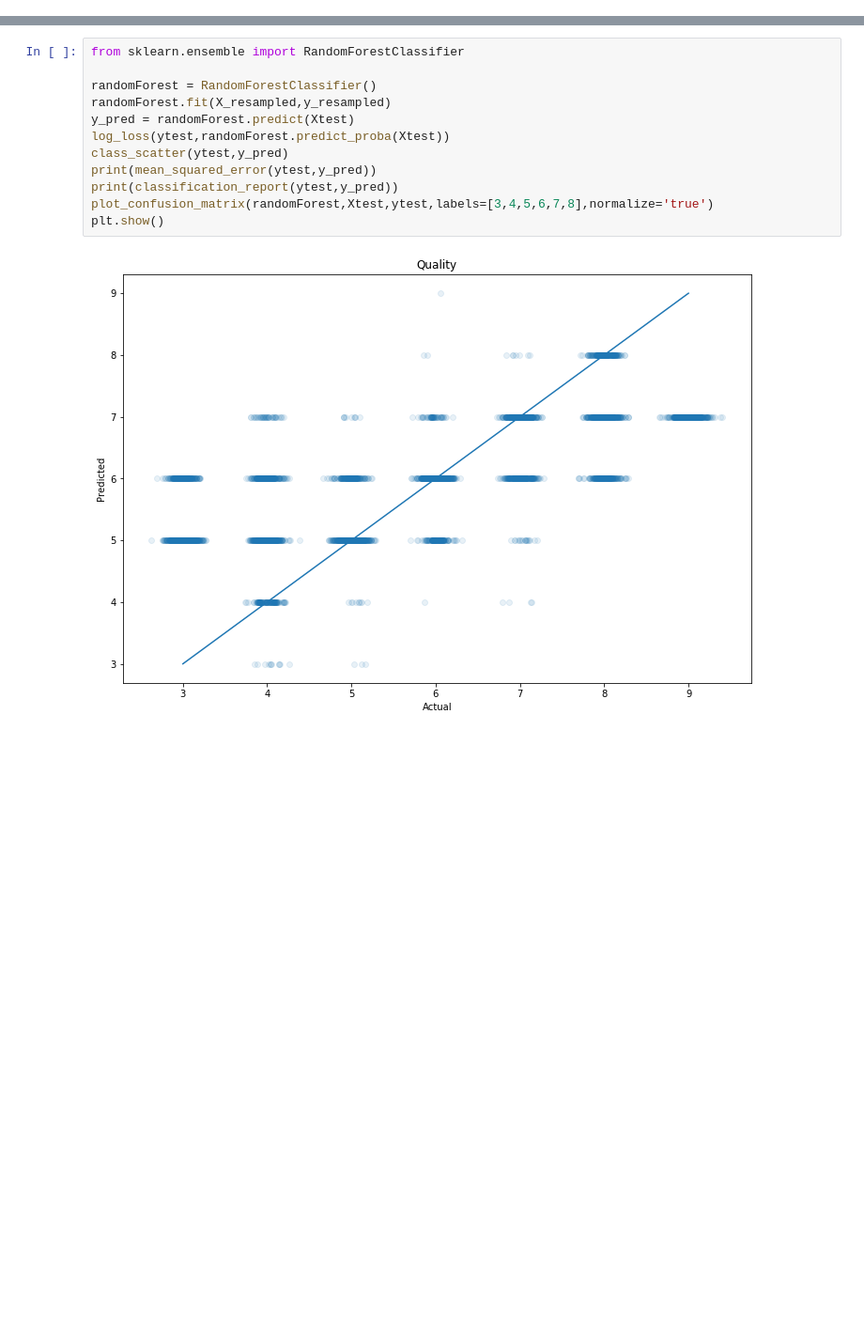
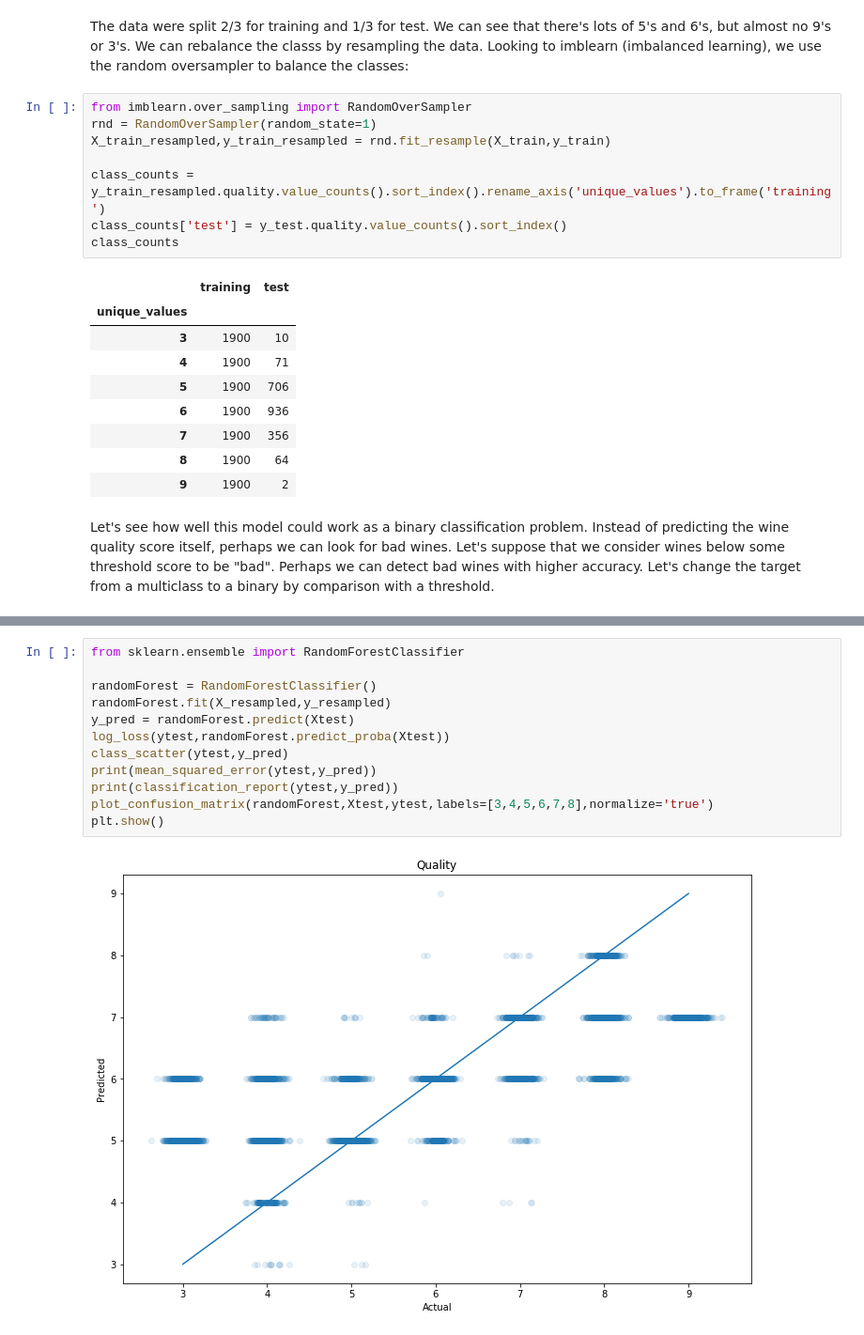
Before and after one commit to jeffkoskulics/Springboard, a Jupyter notebook: Capstone2/notebooks/ModelingUnbalancedClasses.ipynb, the cells around one changed output, grey strips where cells are left out. Shown at 94% size. Drawn from its saved outputs; the diff is of its cells as text; blank space fills up the shorter version.

```diff
--- a/Capstone2/notebooks/ModelingUnbalancedClasses.ipynb
+++ b/Capstone2/notebooks/ModelingUnbalancedClasses.ipynb
@@ -23,0 +37,22 @@ LinearRegression()
+# %% [markdown]
+The data were split 2/3 for training and 1/3 for test. We can see that there's lots of 5's and 6's, but almost no 9's or 3's. We can rebalance the classs by resampling the data. Looking to imblearn (imbalanced learning), we use the random oversampler to balance the classes:
+# %%
+from imblearn.over_sampling import RandomOverSampler
+rnd = RandomOverSampler(random_state=1)
+X_train_resampled,y_train_resampled = rnd.fit_resample(X_train,y_train)
+
+class_counts = y_train_resampled.quality.value_counts().sort_index().rename_axis('unique_values').to_frame('training')
+class_counts['test'] = y_test.quality.value_counts().sort_index()
+class_counts
+# %% [output]
+|  | training | test |
+| unique_values |  |  |
+| 3 | 1900 | 10 |
+| 4 | 1900 | 71 |
+| 5 | 1900 | 706 |
+| 6 | 1900 | 936 |
+| 7 | 1900 | 356 |
+| 8 | 1900 | 64 |
+| 9 | 1900 | 2 |
+# %% [markdown]
+Let's see how well this model could work as a binary classification problem. Instead of predicting the wine quality score itself, perhaps we can look for bad wines. Let's suppose that we consider wines below some threshold score to be "bad". Perhaps we can detect bad wines with higher accuracy. Let's change the target from a multiclass to a binary by comparison with a threshold.
```
Also changed, not shown: parts of 11 cells of this notebook, 7 other files.
